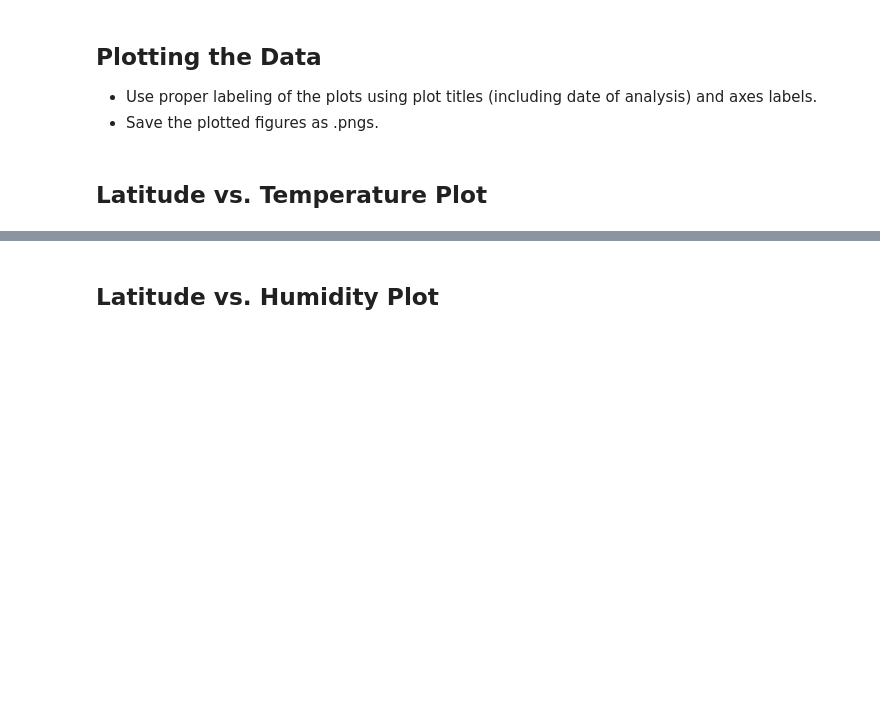
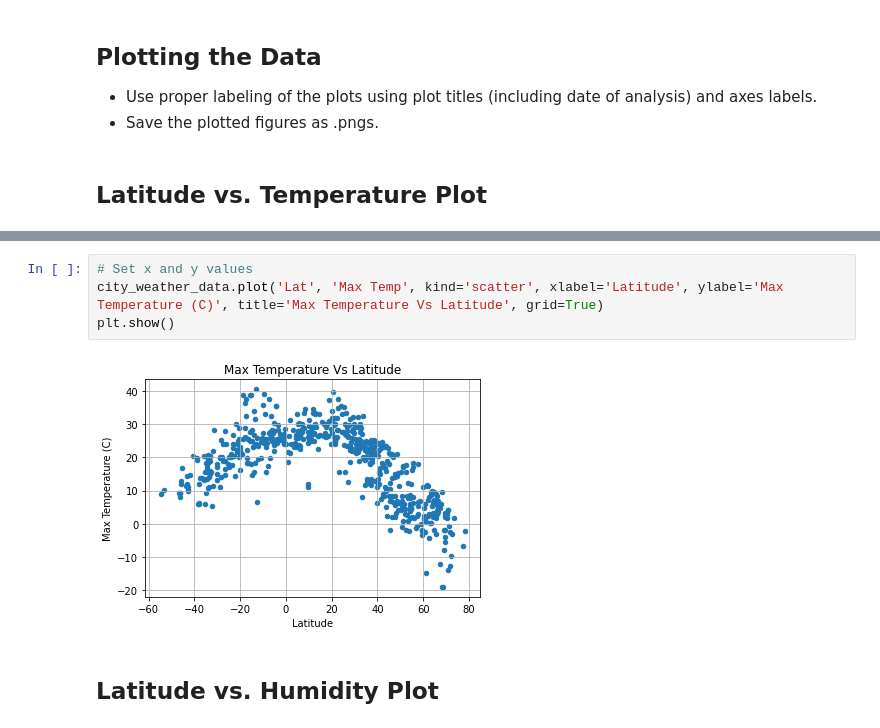
Before and after one commit to mgodfrey48/mapping-hotels, a Jupyter notebook: WeatherPy.ipynb, the cells around one changed output, grey strips where cells are left out. Drawn from its saved outputs; the diff is of its cells as text; blank space fills up the shorter version.

Commit message:
Added scatterplots, updated my google API key and changed config gile.

```diff
--- a/WeatherPy.ipynb
+++ b/WeatherPy.ipynb
@@ -184,2 +181,8 @@ Based on the summary table above, there are no cities where humidity > 100%!
+# %%
+# Set x and y values
+city_weather_data.plot('Lat', 'Max Temp', kind='scatter', xlabel='Latitude', ylabel='Max Temperature (C)', title='Max Temperature Vs Latitude', grid=True)
+plt.show()
+# %% [output]
+[figure, added]
 # %% [markdown]
 ## Latitude vs. Humidity Plot
```
Also changed, not shown: parts of 21 cells of this notebook, 2 other files.
